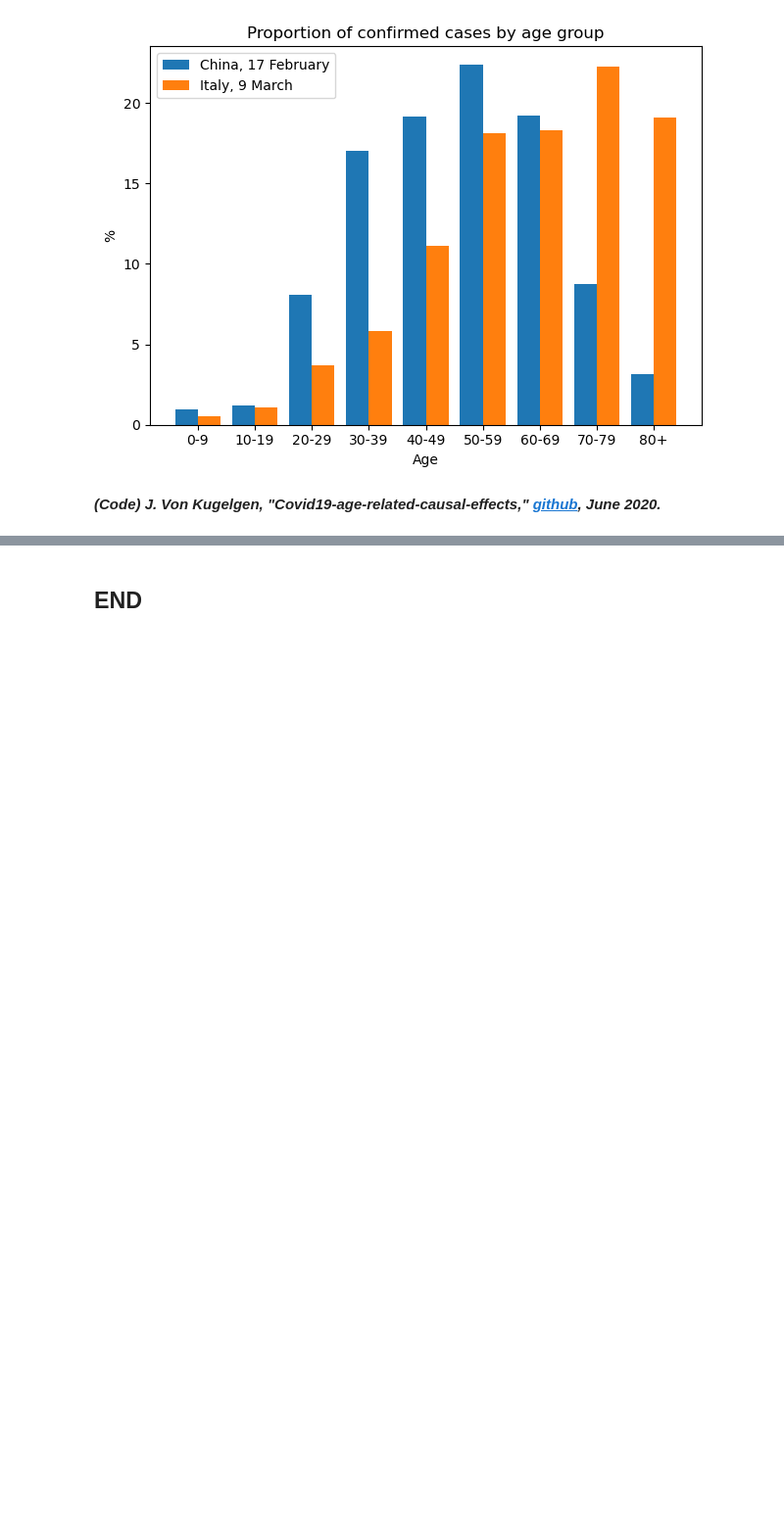
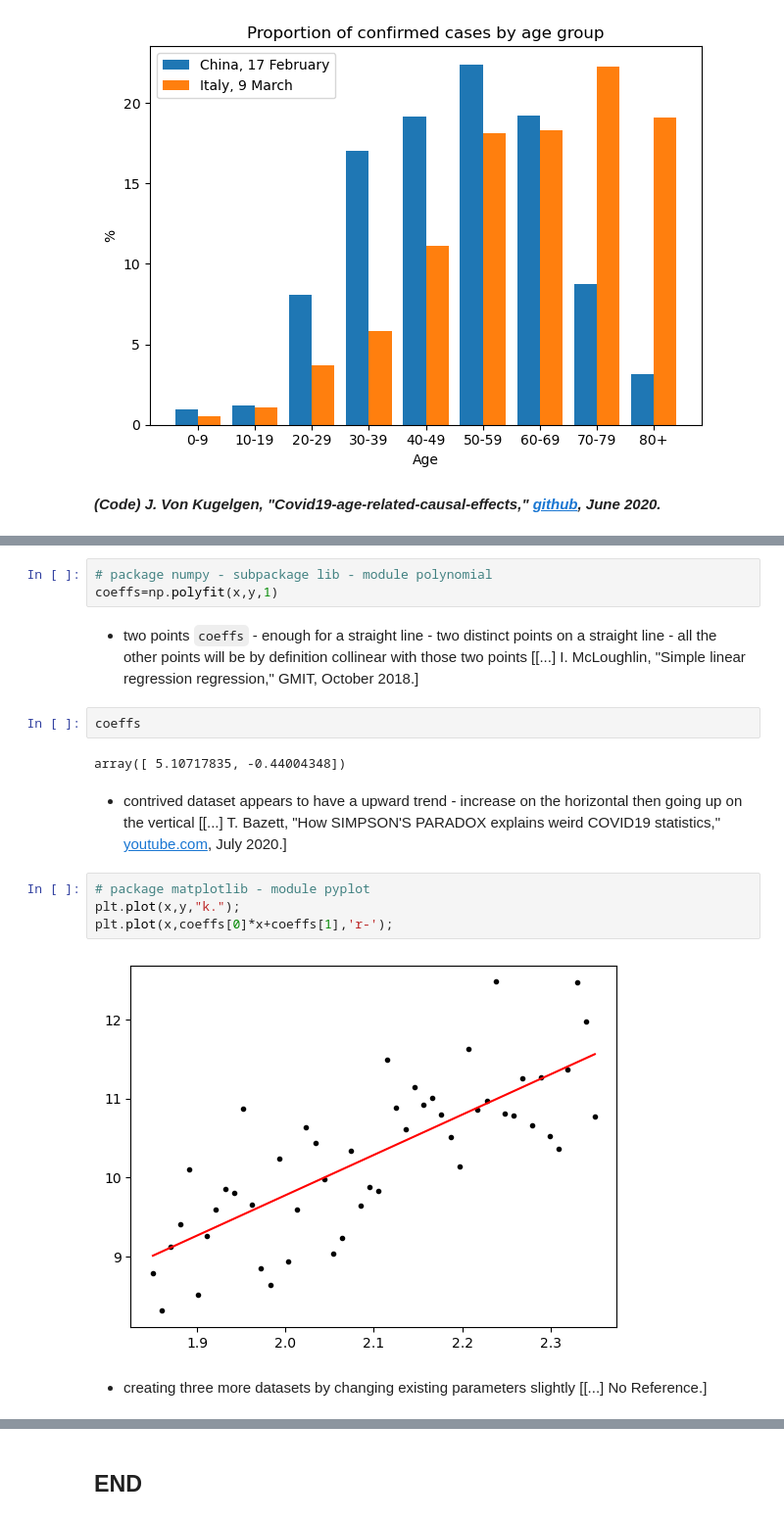
Before and after one commit to E6985/fda-tasks, a Jupyter notebook: Fundamentals-of-Data-Analysis-Tasks-2020.ipynb, the cells around one changed output, grey strips where cells are left out. Shown at 98% size. Drawn from its saved outputs; the diff is of its cells as text; blank space fills up the shorter version.

```diff
--- a/Fundamentals-of-Data-Analysis-Tasks-2020.ipynb
+++ b/Fundamentals-of-Data-Analysis-Tasks-2020.ipynb
@@ -1689,0 +1524,19 @@ sns.lmplot(x="x_heading",y="outcome",data=combine);
+# %%
+# package numpy - subpackage lib - module polynomial
+coeffs=np.polyfit(x,y,1)
+# %% [markdown]
+- two points ``coeffs`` - enough for a straight line - two distinct points on a straight line - all the other points will be by definition collinear with those two points [[...] I. McLoughlin, "Simple linear regression regression," GMIT, October 2018.]
+# %%
+coeffs
+# %% [output]
+array([ 5.10717835, -0.44004348])
+# %% [markdown]
+- contrived dataset appears to have a upward trend - increase on the horizontal then going up on the vertical [[...] T. Bazett, "How SIMPSON'S PARADOX explains weird COVID19 statistics," [youtube.com](https://web.archive.org/web/20201205185009/https://www.youtube.com/watch?v=t-Ci3FosqZs), July 2020.]
+# %%
+# package matplotlib - module pyplot
+plt.plot(x,y,"k.");
+plt.plot(x,coeffs[0]*x+coeffs[1],'r-');
+# %% [output]
+[figure, added]
+# %% [markdown]
+- creating three more datasets by changing existing parameters slightly [[...] No Reference.]
```
Also changed, not shown: parts of 94 cells of this notebook.
